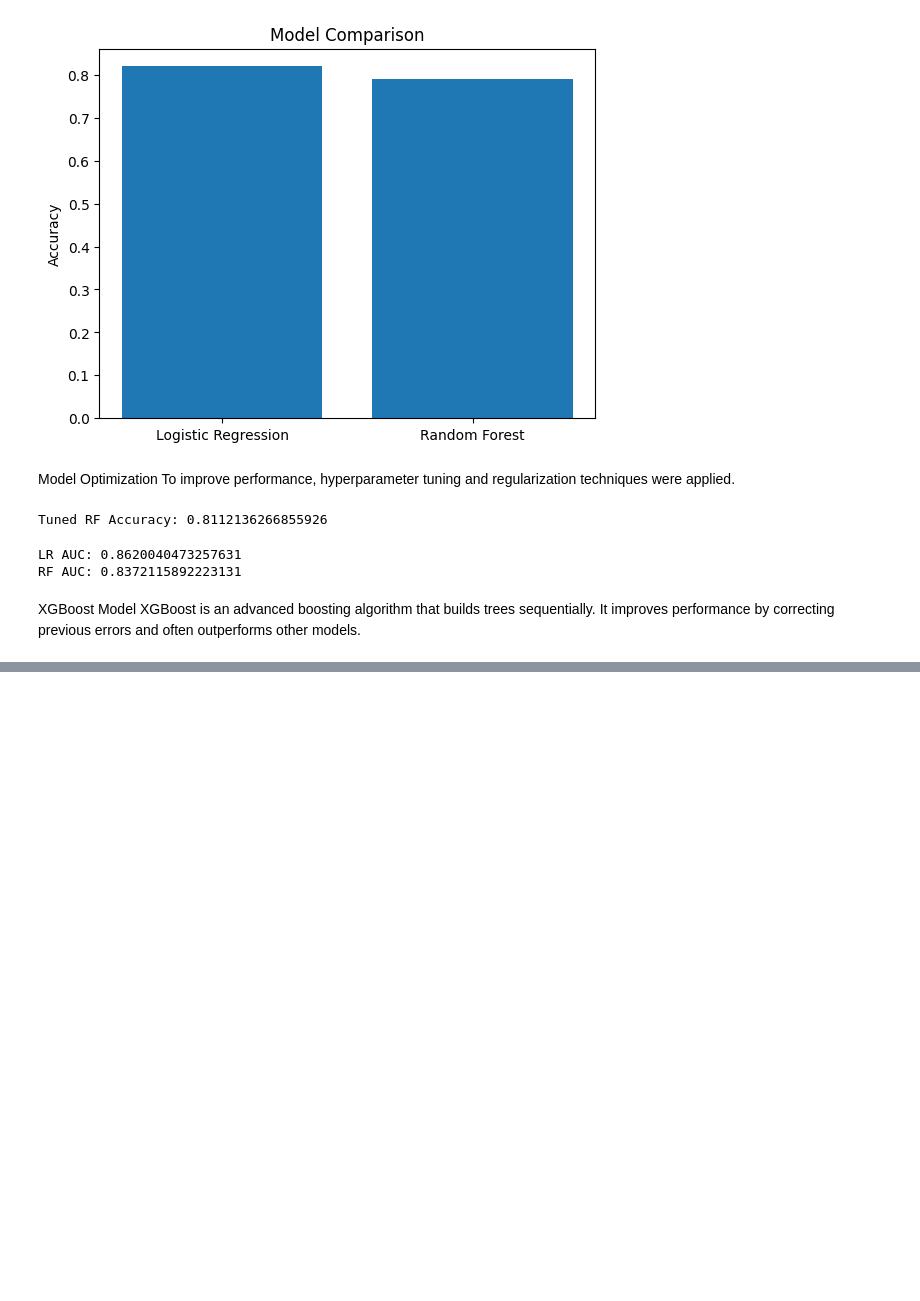
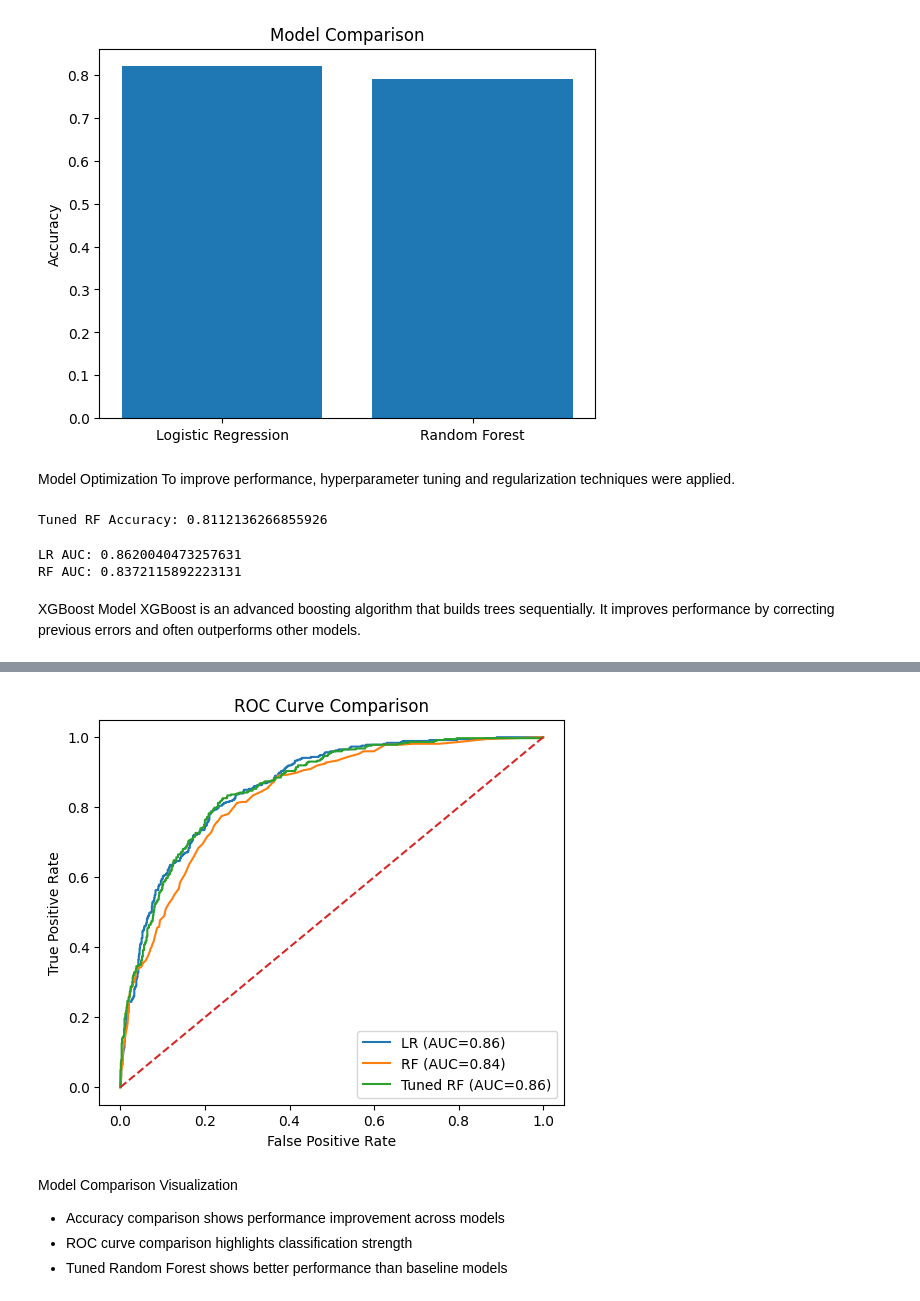
Before and after one commit to Harita2005/customer-churn-ml, a Jupyter notebook: notebooks/01_eda.ipynb, the cells around one changed output, grey strips where cells are left out. Cells and saved outputs as stored; diff of their text form; code cells hidden in the pictures; blank space fills up the shorter version.

```diff
--- a/notebooks/01_eda.ipynb
+++ b/notebooks/01_eda.ipynb
@@ -374,0 +455,28 @@ It improves performance by correcting previous errors and often outperforms othe
+# %%
+from sklearn.metrics import roc_curve, auc
+fpr_lr, tpr_lr, _ = roc_curve(y_test, y_prob_lr)
+auc_lr = auc(fpr_lr, tpr_lr)
+fpr_rf, tpr_rf, _ = roc_curve(y_test, y_prob_rf)
+auc_rf = auc(fpr_rf, tpr_rf)
+y_prob_best = best_rf.predict_proba(X_test)[:, 1]
+fpr_best, tpr_best, _ = roc_curve(y_test, y_prob_best)
+auc_best = auc(fpr_best, tpr_best)
+plt.figure(figsize=(6,5))
+plt.plot(fpr_lr, tpr_lr, label=f"LR (AUC={auc_lr:.2f})")
+plt.plot(fpr_rf, tpr_rf, label=f"RF (AUC={auc_rf:.2f})")
+plt.plot(fpr_best, tpr_best, label=f"Tuned RF (AUC={auc_best:.2f})")
+plt.plot([0,1], [0,1], linestyle='--')
+plt.xlabel("False Positive Rate")
+plt.ylabel("True Positive Rate")
+plt.title("ROC Curve Comparison")
+plt.legend()
+
+plt.show()
+# %% [output]
+[figure, added]
+# %% [markdown]
+Model Comparison Visualization
+
+- Accuracy comparison shows performance improvement across models
+- ROC curve comparison highlights classification strength
+- Tuned Random Forest shows better performance than baseline models
```
Also changed, not shown: parts of 6 cells of this notebook.
